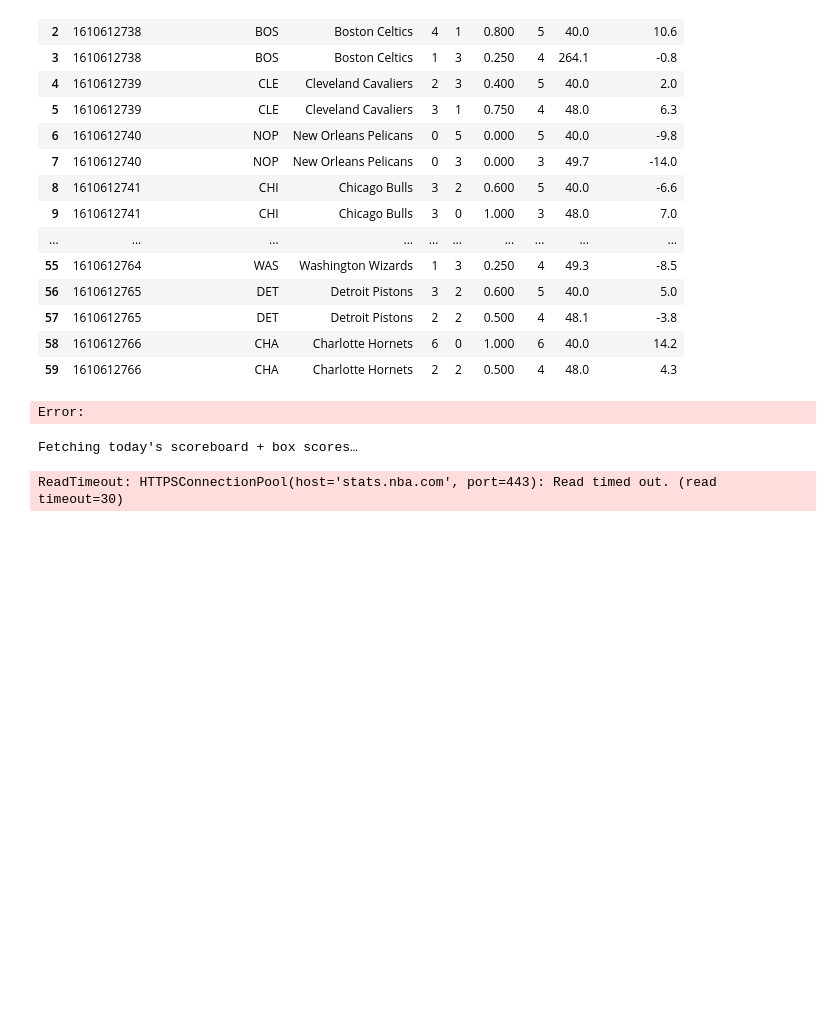
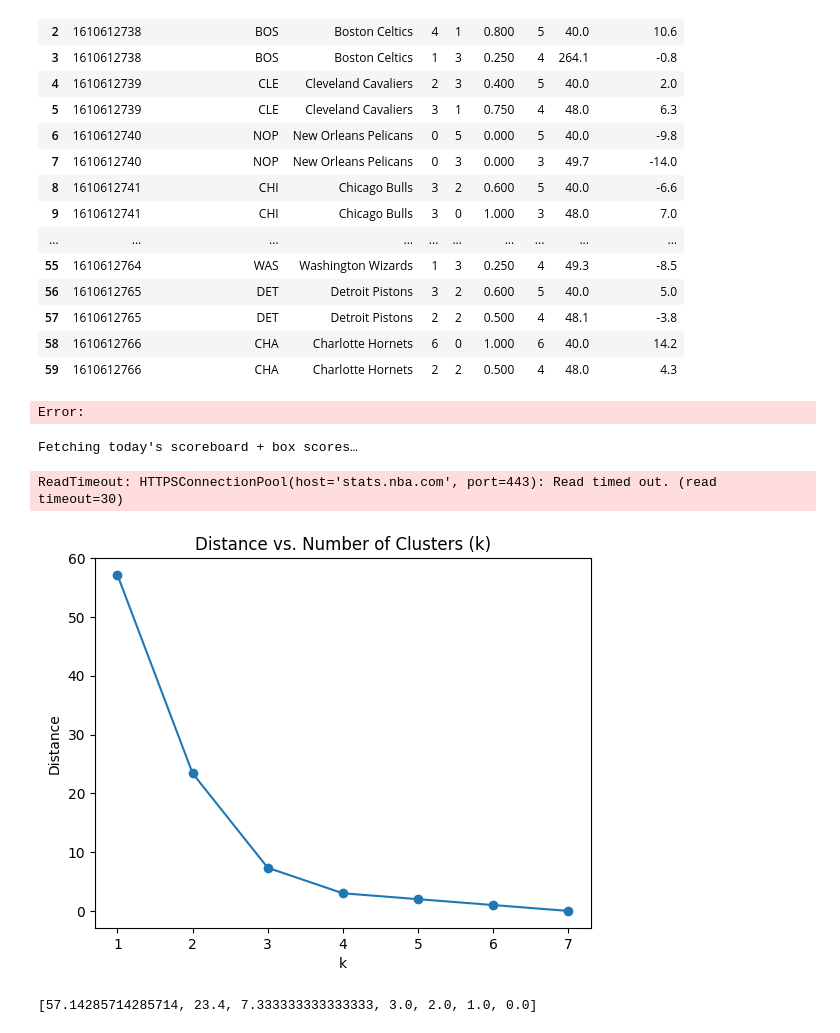
Before and after one commit to KrishalDhungana/NBABrain, a Jupyter notebook: notebooks/data_retrieval.ipynb, the cells around one changed output. Cells and saved outputs as stored; diff of their text form; code cells hidden in the pictures; blank space fills up the shorter version.

```diff
--- a/notebooks/data_retrieval.ipynb
+++ b/notebooks/data_retrieval.ipynb
@@ -284,3 +696,26 @@ print(games)
 # %% [output]
 Fetching today's scoreboard + box scores…
 ReadTimeout: HTTPSConnectionPool(host='stats.nba.com', port=443): Read timed out. (read timeout=30)
+# %%
+import numpy as np
+import matplotlib.pyplot as plt
+from sklearn.cluster import KMeans
+X = np.array([[2,4], [1,5], [5,2], [6,3], [4,4], [7,7], [6,8]])
+ks = range(1, 8) # k = 1..7 (since we have 7 samples)
+distances = []
+for k in ks:
+    km = KMeans(n_clusters=k, init='k-means++', n_init='auto', random_state=0)
+    km.fit(X)
+    distances.append(km.inertia_)
+plt.plot(ks, distances, marker='o')
+plt.xticks(ks)
+plt.title('Distance vs. Number of Clusters (k)')
+plt.xlabel('k')
+plt.ylabel('Distance')
+plt.show()
+
+print(distances)
+# [57.14285714285714, 23.4, 7.333333333333333, 3.0, 2.0, 1.0, 0.0]
+# %% [output]
+[figure, added]
+[57.14285714285714, 23.4, 7.333333333333333, 3.0, 2.0, 1.0, 0.0]
```
Also changed, not shown: parts of 10 cells of this notebook, 19 other files.
